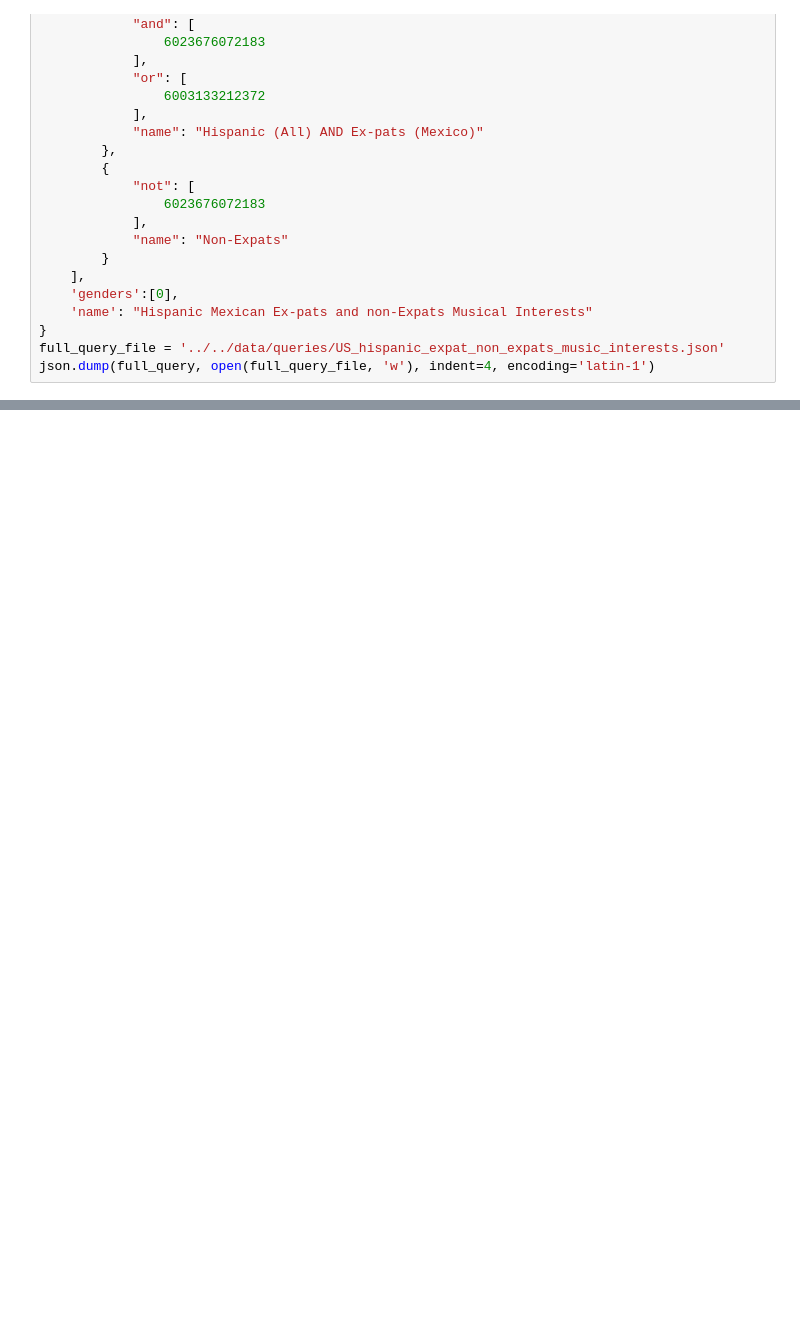
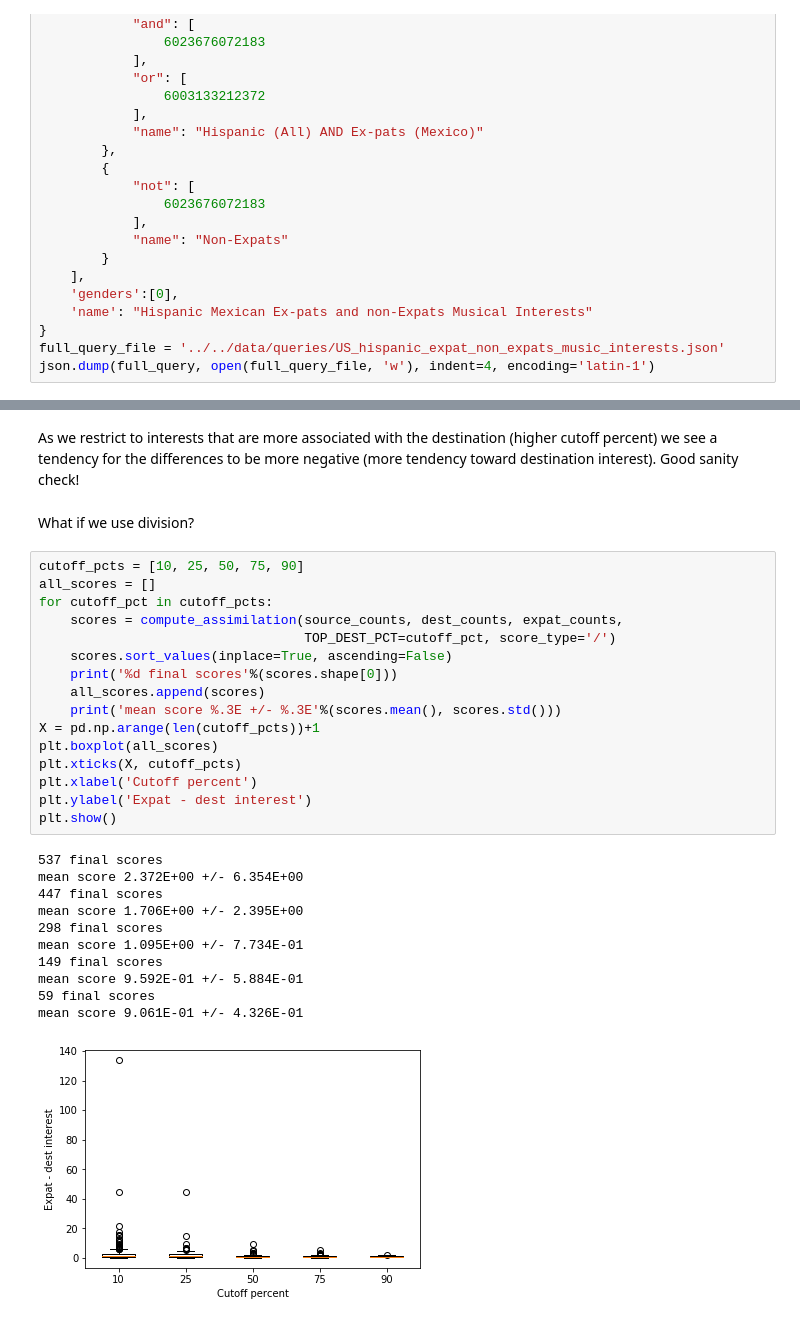
Before and after one commit to ianbstewart/immigrant_assimilation, a Jupyter notebook: src/data_processing/extract_musical_interests.ipynb, the cells around one changed output, grey strips where cells are left out. Saved outputs shown, nothing was run; the diff lists cells and outputs as text; blank space fills up the shorter version.

```diff
--- a/src/data_processing/extract_musical_interests.ipynb
+++ b/src/data_processing/extract_musical_interests.ipynb
@@ -231,0 +420,32 @@ json.dump(full_query, open(full_query_file, 'w'), indent=4, encoding='latin-1')
+# %% [markdown]
+As we restrict to interests that are more associated with the destination (higher cutoff percent) we see a tendency for the differences to be more negative (more tendency toward destination interest). Good sanity check!
+# %% [markdown]
+What if we use division?
+# %%
+cutoff_pcts = [10, 25, 50, 75, 90]
+all_scores = []
+for cutoff_pct in cutoff_pcts:
+    scores = compute_assimilation(source_counts, dest_counts, expat_counts,
+                                  TOP_DEST_PCT=cutoff_pct, score_type='/')
+    scores.sort_values(inplace=True, ascending=False)
+    print('%d final scores'%(scores.shape[0]))
+    all_scores.append(scores)
+    print('mean score %.3E +/- %.3E'%(scores.mean(), scores.std()))
+X = pd.np.arange(len(cutoff_pcts))+1
+plt.boxplot(all_scores)
+plt.xticks(X, cutoff_pcts)
+plt.xlabel('Cutoff percent')
+plt.ylabel('Expat - dest interest')
+plt.show()
+# %% [output]
+537 final scores
+mean score 2.372E+00 +/- 6.354E+00
+447 final scores
+mean score 1.706E+00 +/- 2.395E+00
+298 final scores
+mean score 1.095E+00 +/- 7.734E-01
+149 final scores
+mean score 9.592E-01 +/- 5.884E-01
+59 final scores
+mean score 9.061E-01 +/- 4.326E-01
+[figure, added]
```
Also changed, not shown: parts of 34 cells of this notebook, 5 other files.
